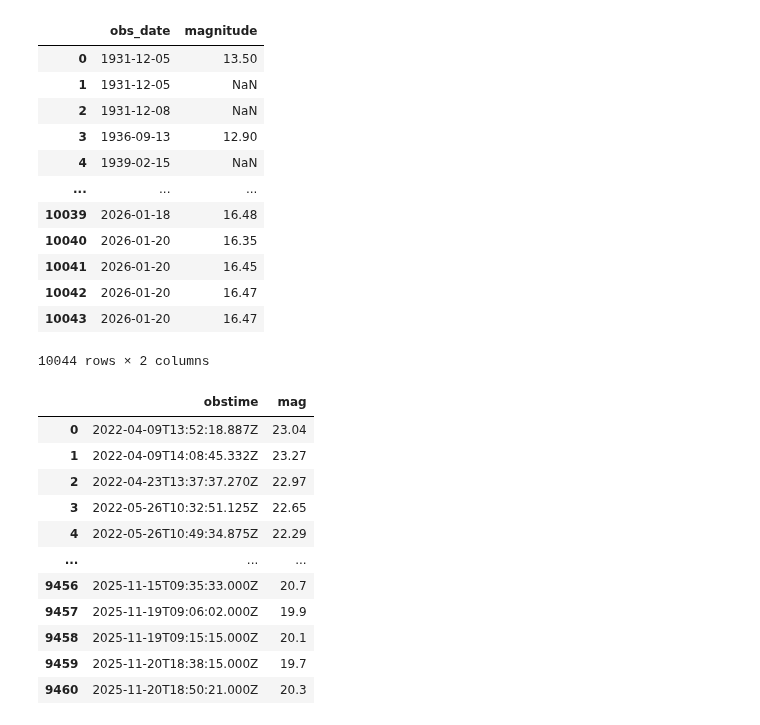
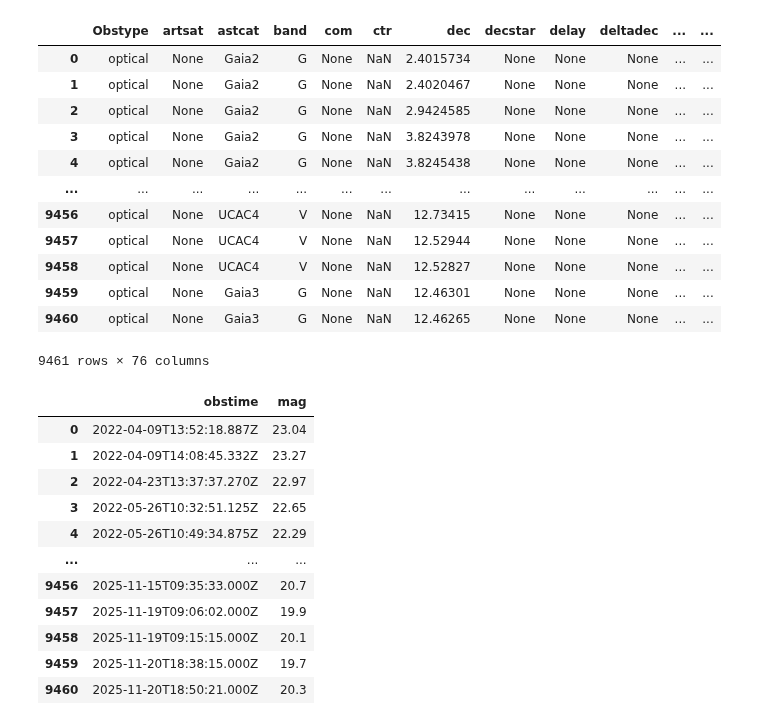
Before and after one commit to sperezp23/Analisador_de_cometas_MPC_Obs_API, a Jupyter notebook: Limpiar_datos_MPC.ipynb, the cells around one changed output. Drawn from its saved outputs; the diff is of its cells as text; code cells hidden in the pictures.

```diff
--- a/Limpiar_datos_MPC.ipynb
+++ b/Limpiar_datos_MPC.ipynb
@@ -146,11 +5,9 @@ cometa_procesado_df.to_parquet('Archivos/12P_Procesado_MPC.parquet', index = Fal
 import requests
 import pandas as pd
 
-response = requests.get("https://data.minorplanetcenter.net/api/get-obs", json={"desigs": [r"2525"], "output_format":["OBS_DF"]})
+response = requests.get("https://data.minorplanetcenter.net/api/get-obs", json={"desigs": [r"C/2023 A3"], "output_format":["ADES_DF"]})
 
 if response.ok:
-    mpc_obs_crude_df = pd.DataFrame(response.json()[0]['OBS_DF'])
-    mpc_obs_crude_df
-
+    ades_df = pd.DataFrame(response.json()[0]['ADES_DF'])
 else:
     print("Error: ", response.status_code, response.content)
@@ -230,32 +14,19 @@ mpc_obs_filtered_df.to_parquet('Archivos/2525_OStein_MPC.parquet', index = False
-# %%
-import requests
-import pandas as pd
-
-response = requests.get("https://data.minorplanetcenter.net/api/get-obs", json={"desigs": [r"C/2023 A3"], "output_format":["ADES_DF","OBS_DF"]})
-
-if response.ok:
-    ades_df = pd.DataFrame(response.json()[0]['ADES_DF'])
-    obs_df = pd.DataFrame(response.json()[0]['OBS_DF'])
-    # print(ades_df)
-    # print(obs_df)
-else:
-    print("Error: ", response.status_code, response.content)
-# %%
-mpc_obs_proceed_df
-# %% [output]
-|  | obs_date | magnitude |
-| 0 | 1931-12-05 | 13.50 |
-| 1 | 1931-12-05 | NaN |
-| 2 | 1931-12-08 | NaN |
-| 3 | 1936-09-13 | 12.90 |
-| 4 | 1939-02-15 | NaN |
-| ... | ... | ... |
-| 10039 | 2026-01-18 | 16.48 |
-| 10040 | 2026-01-20 | 16.35 |
-| 10041 | 2026-01-20 | 16.45 |
-| 10042 | 2026-01-20 | 16.47 |
-| 10043 | 2026-01-20 | 16.47 |
-10044 rows × 2 columns
+# %%
+ades_df
+# %% [output]
+|  | Obstype | artsat | astcat | band | com | ctr | dec | decstar | delay | deltadec | ... | ... |
+| 0 | optical | None | Gaia2 | G | None | NaN | 2.4015734 | None | None | None | ... | ... |
+| 1 | optical | None | Gaia2 | G | None | NaN | 2.4020467 | None | None | None | ... | ... |
+| 2 | optical | None | Gaia2 | G | None | NaN | 2.9424585 | None | None | None | ... | ... |
+| 3 | optical | None | Gaia2 | G | None | NaN | 3.8243978 | None | None | None | ... | ... |
+| 4 | optical | None | Gaia2 | G | None | NaN | 3.8245438 | None | None | None | ... | ... |
+| ... | ... | ... | ... | ... | ... | ... | ... | ... | ... | ... | ... | ... |
+| 9456 | optical | None | UCAC4 | V | None | NaN | 12.73415 | None | None | None | ... | ... |
+| 9457 | optical | None | UCAC4 | V | None | NaN | 12.52944 | None | None | None | ... | ... |
+| 9458 | optical | None | UCAC4 | V | None | NaN | 12.52827 | None | None | None | ... | ... |
+| 9459 | optical | None | Gaia3 | G | None | NaN | 12.46301 | None | None | None | ... | ... |
+| 9460 | optical | None | Gaia3 | G | None | NaN | 12.46265 | None | None | None | ... | ... |
+9461 rows × 76 columns
 # %%
 ades_df[['obstime','mag']]
 # %% [output]
```
Also changed, not shown: parts of 21 cells of this notebook, 1 other file.
